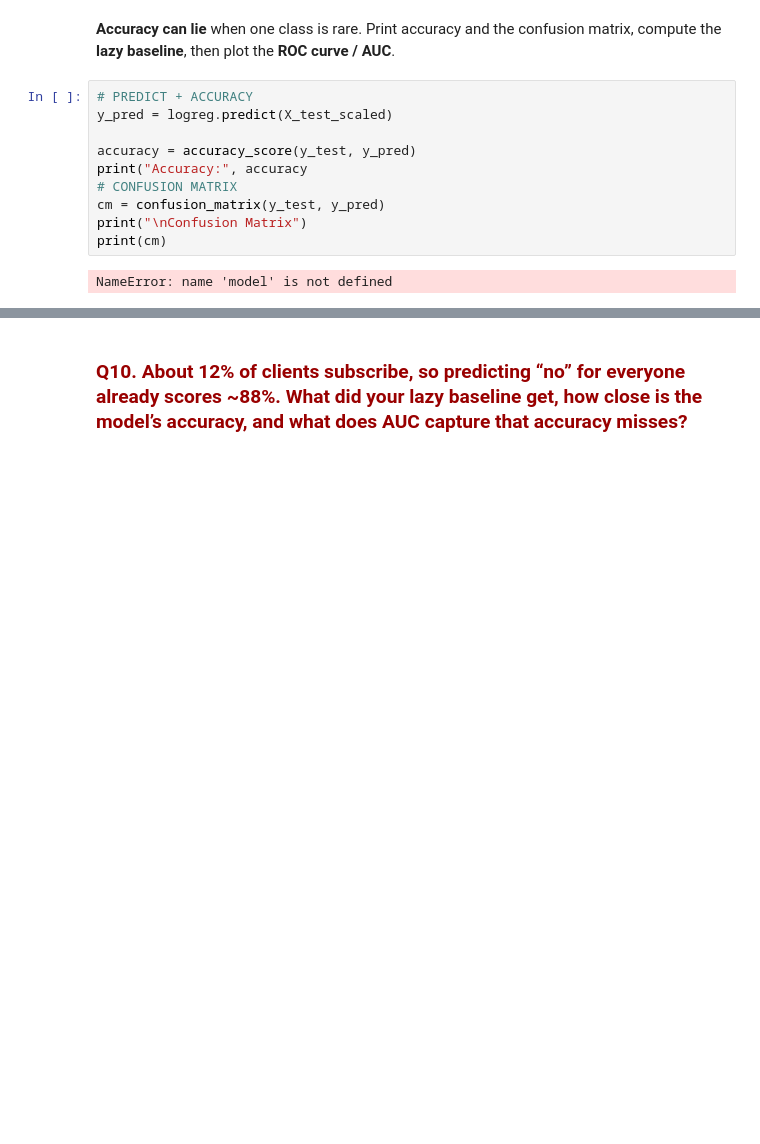
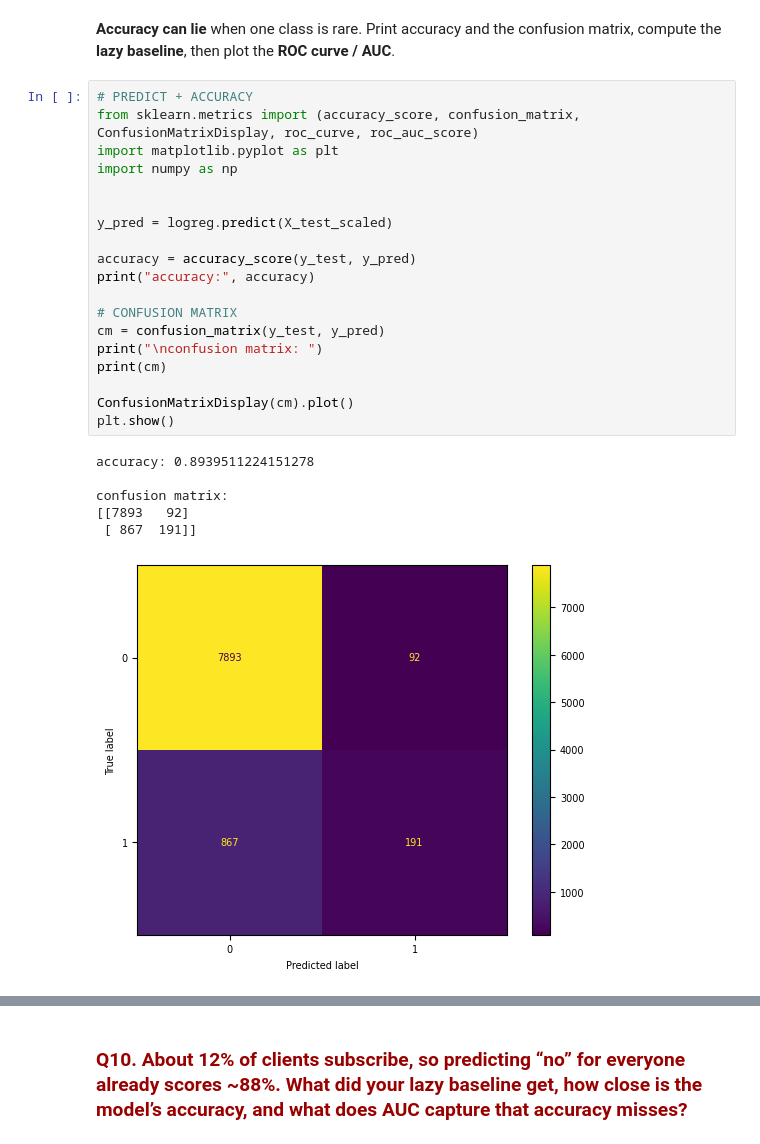
Before and after one commit to aadevezhilarasan-brown/Team6_logistic_regression_1_3, a Jupyter notebook: Team6_logistic_regression_1_3.ipynb, the cells around one changed output, grey strips where cells are left out. Saved outputs shown, nothing was run; the diff lists cells and outputs as text; blank space fills up the shorter version.

```diff
--- a/Team6_logistic_regression_1_3.ipynb
+++ b/Team6_logistic_regression_1_3.ipynb
@@ -414,15 +416,29 @@ trained on 36168 clients, 50 features
 **Accuracy can lie** when one class is rare. Print accuracy and the confusion matrix, compute the **lazy baseline**, then plot the **ROC curve / AUC**.
 # %%
 # PREDICT + ACCURACY
+from sklearn.metrics import (accuracy_score, confusion_matrix, ConfusionMatrixDisplay, roc_curve, roc_auc_score)
+import matplotlib.pyplot as plt
+import numpy as np
+
+
 y_pred = logreg.predict(X_test_scaled)
 
 accuracy = accuracy_score(y_test, y_pred)
-print("Accuracy:", accuracy
+print("accuracy:", accuracy)
+
 # CONFUSION MATRIX
 cm = confusion_matrix(y_test, y_pred)
-print("\nConfusion Matrix")
+print("\nconfusion matrix: ")
 print(cm)
+
+ConfusionMatrixDisplay(cm).plot()
+plt.show()
 # %% [output]
-NameError: name 'model' is not defined
+accuracy: 0.8939511224151278
+
+confusion matrix:
+[[7893   92]
+ [ 867  191]]
+[figure, added]
 # %%
 # THE LAZY BASELINE: predict the majority class for everyone
```
Also changed, not shown: parts of 28 cells of this notebook.
